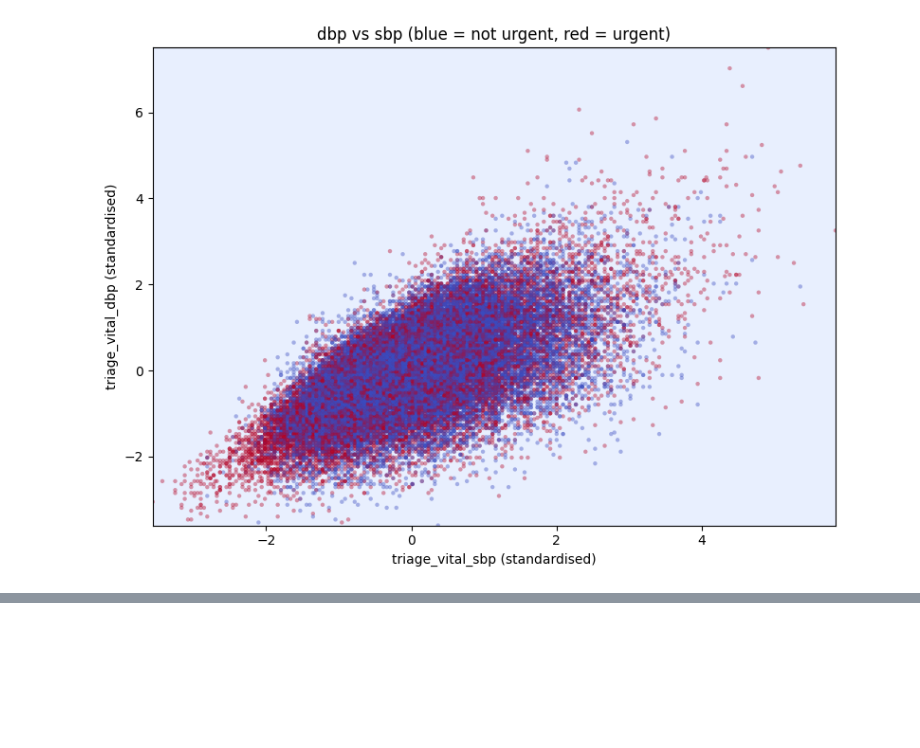
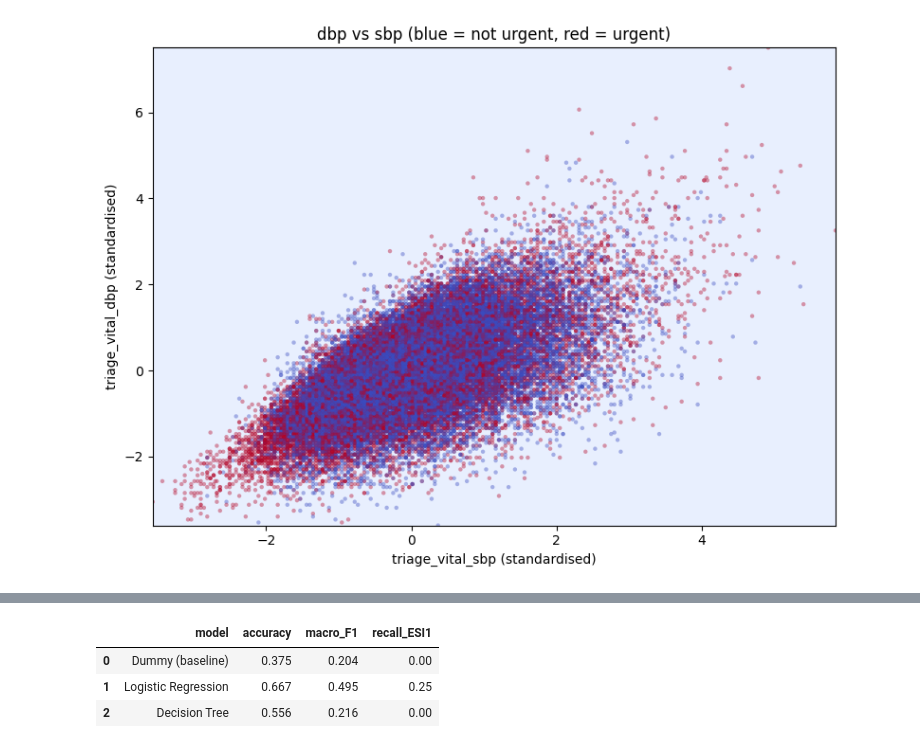
Before and after one commit to imaniiz/CariSurg-Portfolio, a Jupyter notebook: Notebooks/Week6_Baseline_Model.ipynb, the cells around one changed output, grey strips where cells are left out. Cells and saved outputs as stored; diff of their text form; code cells hidden in the pictures; blank space fills up the shorter version.

```diff
--- a/Notebooks/Week6_Baseline_Model.ipynb
+++ b/Notebooks/Week6_Baseline_Model.ipynb
@@ -453,0 +661,23 @@ print("Saved: model_logreg.joblib, model_tree.joblib, scaler.joblib ✅")
+# %%
+# Collecting the key numbers into one small table to
+# compare the dummy baseline, logistic regression, and the tree.
+
+def summarise(name, preds):
+    return {
+        "model": name,
+        "accuracy": round((preds == y_test).mean(), 3),
+        "macro_F1": round(f1_score(y_test, preds, average="macro"), 3),
+        "recall_ESI1": round(recall_score(y_test, preds, labels=[1], average=None)[0], 3),
+    }
+
+table = pd.DataFrame([
+    summarise("Dummy (baseline)", dummy.predict(X_test)),
+    summarise("Logistic Regression", pred_logreg),
+    summarise("Decision Tree", tree.predict(X_test)),
+])
+table
+# %% [output]
+|  | model | accuracy | macro_F1 | recall_ESI1 |
+| 0 | Dummy (baseline) | 0.375 | 0.204 | 0.00 |
+| 1 | Logistic Regression | 0.667 | 0.495 | 0.25 |
+| 2 | Decision Tree | 0.556 | 0.216 | 0.00 |
```
Also changed, not shown: parts of 57 cells of this notebook.
